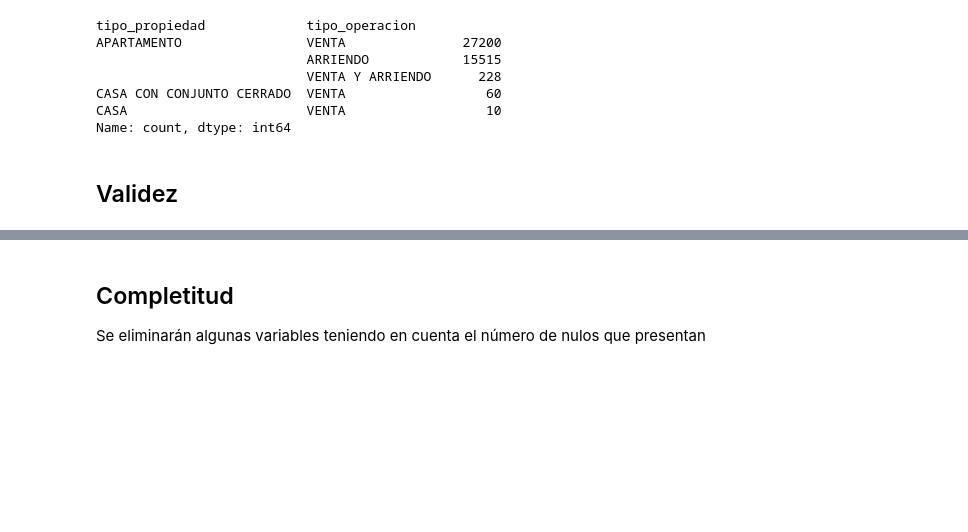
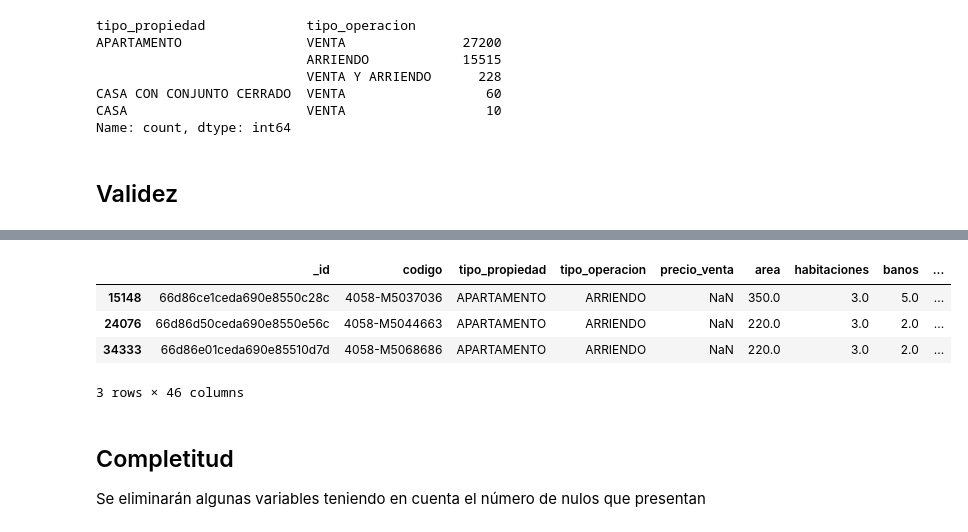
Before and after one commit to Traintain/MINE4101-202520-Taller2, a Jupyter notebook: Apartamentos Bogota JMRL.ipynb, the cells around one changed output, grey strips where cells are left out. Saved outputs shown, nothing was run; the diff lists cells and outputs as text; code cells hidden in the pictures; blank space fills up the shorter version.

```diff
--- a/Apartamentos Bogota JMRL.ipynb
+++ b/Apartamentos Bogota JMRL.ipynb
@@ -172 +189,10 @@ chimenea
 Name: count, dtype: int64
+# %%
+# Se valida que todos los inmuebles tengan al menos un precio asociado
+df.loc[(df["precio_arriendo"].isna()) & (df["precio_venta"].isna())]
+# %% [output]
+|  | _id | codigo | tipo_propiedad | tipo_operacion | precio_venta | area | habitaciones | banos | ... |
+| 15148 | 66d86ce1ceda690e8550c28c | 4058-M5037036 | APARTAMENTO | ARRIENDO | NaN | 350.0 | 3.0 | 5.0 | ... |
+| 24076 | 66d86d50ceda690e8550e56c | 4058-M5044663 | APARTAMENTO | ARRIENDO | NaN | 220.0 | 3.0 | 2.0 | ... |
+| 34333 | 66d86e01ceda690e85510d7d | 4058-M5068686 | APARTAMENTO | ARRIENDO | NaN | 220.0 | 3.0 | 2.0 | ... |
+3 rows × 46 columns
```
Also changed, not shown: parts of 61 cells of this notebook.
